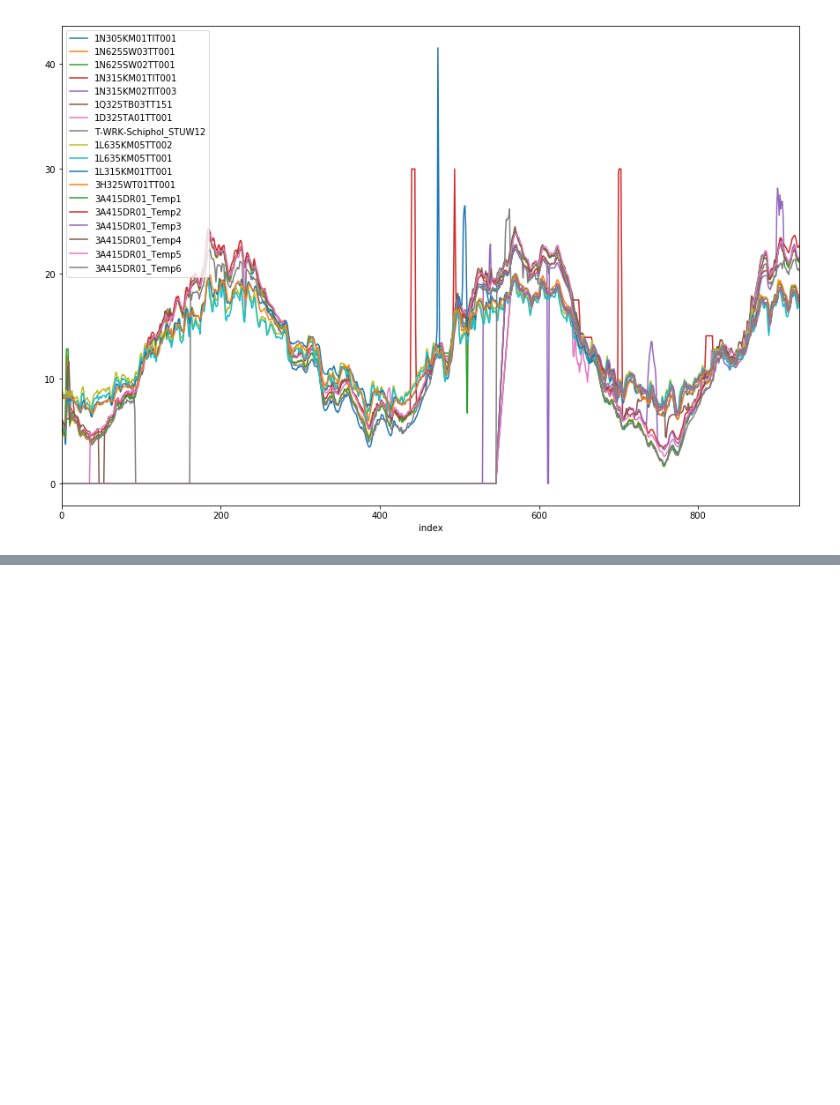
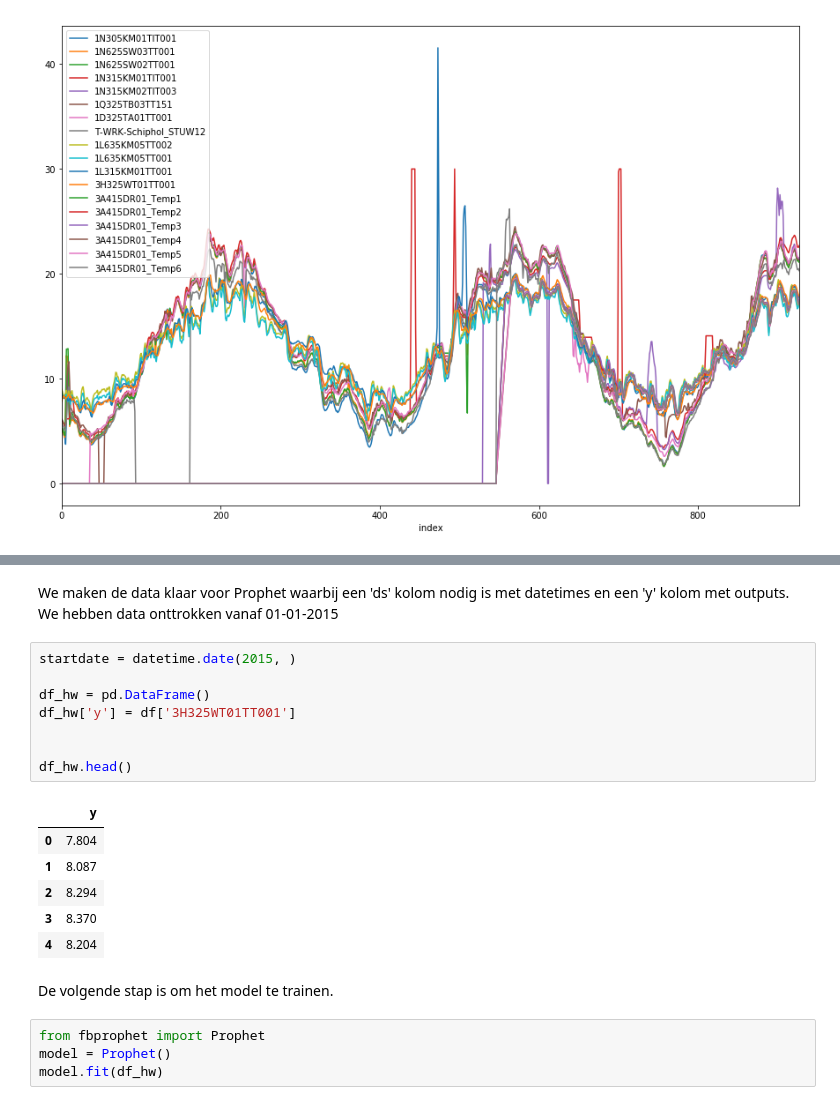
Before and after one commit to waternet/datalab_drw_tempprediction, a Jupyter notebook: Analyse_01.ipynb, the cells around one changed output, grey strips where cells are left out. Cells and saved outputs as stored; diff of their text form; blank space fills up the shorter version.

```diff
--- a/Analyse_01.ipynb
+++ b/Analyse_01.ipynb
@@ -46,0 +67,23 @@ plt.show()
+# %% [markdown]
+We maken de data klaar voor Prophet waarbij een 'ds' kolom nodig is met datetimes en een 'y' kolom met outputs. We hebben data onttrokken vanaf 01-01-2015
+# %%
+startdate = datetime.date(2015, )
+
+df_hw = pd.DataFrame()
+df_hw['y'] = df['3H325WT01TT001']
+
+
+df_hw.head()
+# %% [output]
+|  | y |
+| 0 | 7.804 |
+| 1 | 8.087 |
+| 2 | 8.294 |
+| 3 | 8.370 |
+| 4 | 8.204 |
+# %% [markdown]
+De volgende stap is om het model te trainen.
+# %%
+from fbprophet import Prophet
+model = Prophet()
+model.fit(df_hw)
```
Also changed, not shown: parts of 5 cells of this notebook, 1 other file.
